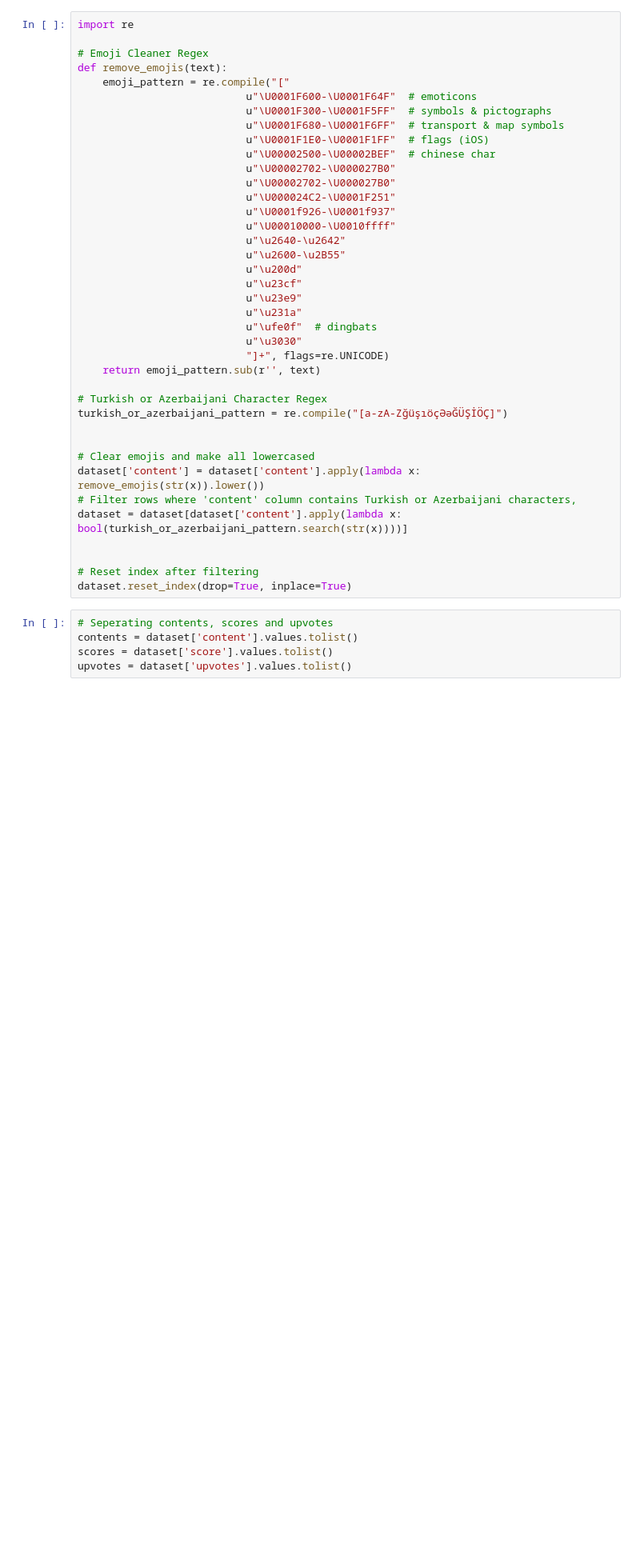
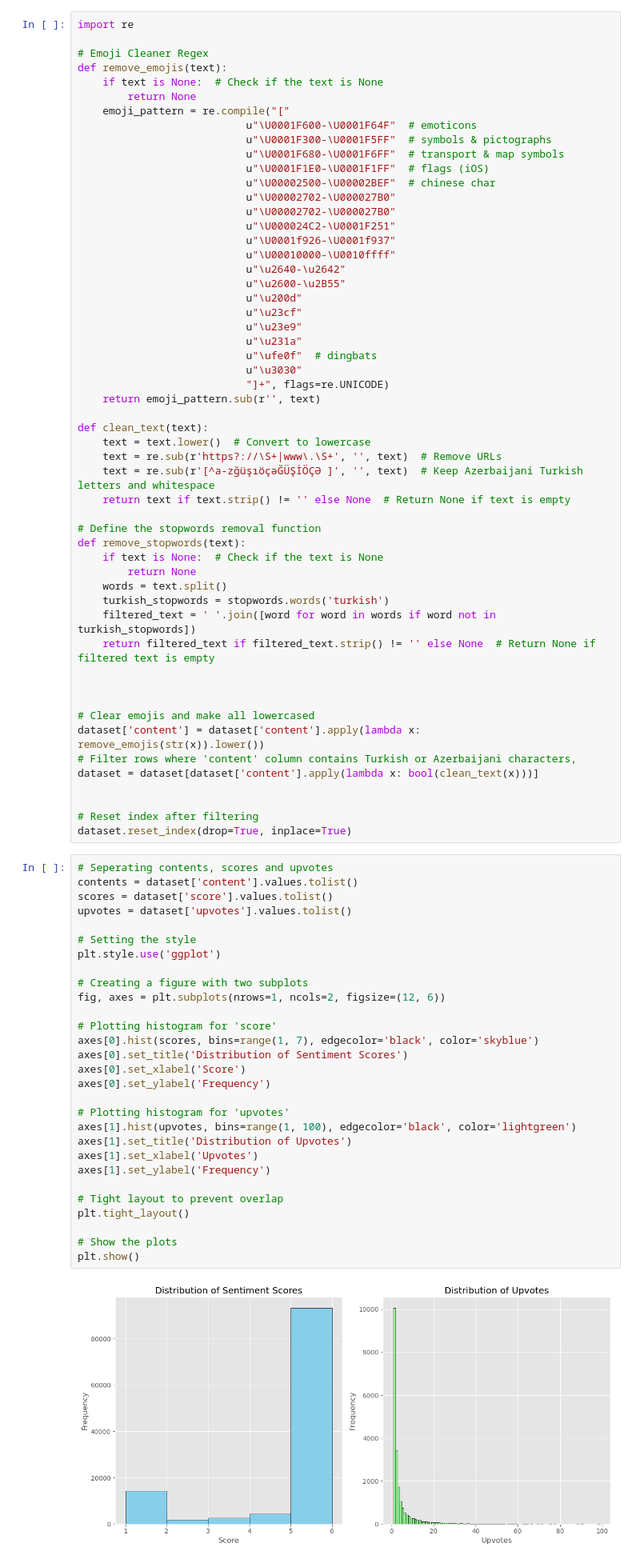
Before and after one commit to merturhan/ceng442-nlp-midterm, a Jupyter notebook: Midterm.ipynb, the cells around one changed output. Shown at 80% size. Saved outputs shown, nothing was run; the diff lists cells and outputs as text; blank space fills up the shorter version.

```diff
--- a/Midterm.ipynb
+++ b/Midterm.ipynb
@@ -19,6 +54,8 @@ import re
 
 # Emoji Cleaner Regex
 def remove_emojis(text):
+    if text is None:  # Check if the text is None
+        return None
     emoji_pattern = re.compile("["
                            u"\U0001F600-\U0001F64F"  # emoticons
                            u"\U0001F300-\U0001F5FF"  # symbols & pictographs
@@ -41,14 +78,27 @@ def remove_emojis(text):
                            "]+", flags=re.UNICODE)
     return emoji_pattern.sub(r'', text)
 
-# Turkish or Azerbaijani Character Regex
-turkish_or_azerbaijani_pattern = re.compile("[a-zA-ZğüşıöçƏəĞÜŞİÖÇ]")
+def clean_text(text):
+    text = text.lower()  # Convert to lowercase
+    text = re.sub(r'https?://\S+|www\.\S+', '', text)  # Remove URLs
+    text = re.sub(r'[^a-zğüşıöçəĞÜŞİÖÇƏ ]', '', text)  # Keep Azerbaijani Turkish letters and whitespace
+    return text if text.strip() != '' else None  # Return None if text is empty
+
+# Define the stopwords removal function
+def remove_stopwords(text):
+    if text is None:  # Check if the text is None
+        return None
+    words = text.split()
+    turkish_stopwords = stopwords.words('turkish')
+    filtered_text = ' '.join([word for word in words if word not in turkish_stopwords])
+    return filtered_text if filtered_text.strip() != '' else None  # Return None if filtered text is empty
+
 
 
 # Clear emojis and make all lowercased
 dataset['content'] = dataset['content'].apply(lambda x: remove_emojis(str(x)).lower())
 # Filter rows where 'content' column contains Turkish or Azerbaijani characters,
-dataset = dataset[dataset['content'].apply(lambda x: bool(turkish_or_azerbaijani_pattern.search(str(x))))]
+dataset = dataset[dataset['content'].apply(lambda x: bool(clean_text(x)))]
 
 
 # Reset index after filtering
@@ -56,5 +106,31 @@ dataset.reset_index(drop=True, inplace=True)
 # %%
 # Seperating contents, scores and upvotes
 contents = dataset['content'].values.tolist()
 scores = dataset['score'].values.tolist()
 upvotes = dataset['upvotes'].values.tolist()
+
+# Setting the style
+plt.style.use('ggplot')
+
+# Creating a figure with two subplots
+fig, axes = plt.subplots(nrows=1, ncols=2, figsize=(12, 6))
+
+# Plotting histogram for 'score'
+axes[0].hist(scores, bins=range(1, 7), edgecolor='black', color='skyblue')
+axes[0].set_title('Distribution of Sentiment Scores')
+axes[0].set_xlabel('Score')
+axes[0].set_ylabel('Frequency')
+
+# Plotting histogram for 'upvotes'
+axes[1].hist(upvotes, bins=range(1, 100), edgecolor='black', color='lightgreen')
+axes[1].set_title('Distribution of Upvotes')
+axes[1].set_xlabel('Upvotes')
+axes[1].set_ylabel('Frequency')
+
+# Tight layout to prevent overlap
+plt.tight_layout()
+
+# Show the plots
+plt.show()
+# %% [output]
+[figure, added]
```
Also changed, not shown: parts of 5 cells of this notebook.
